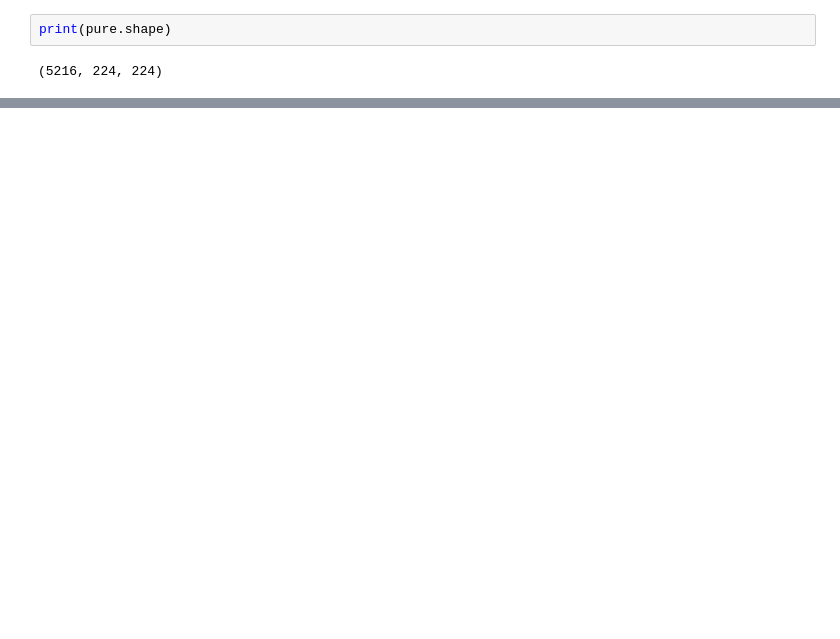
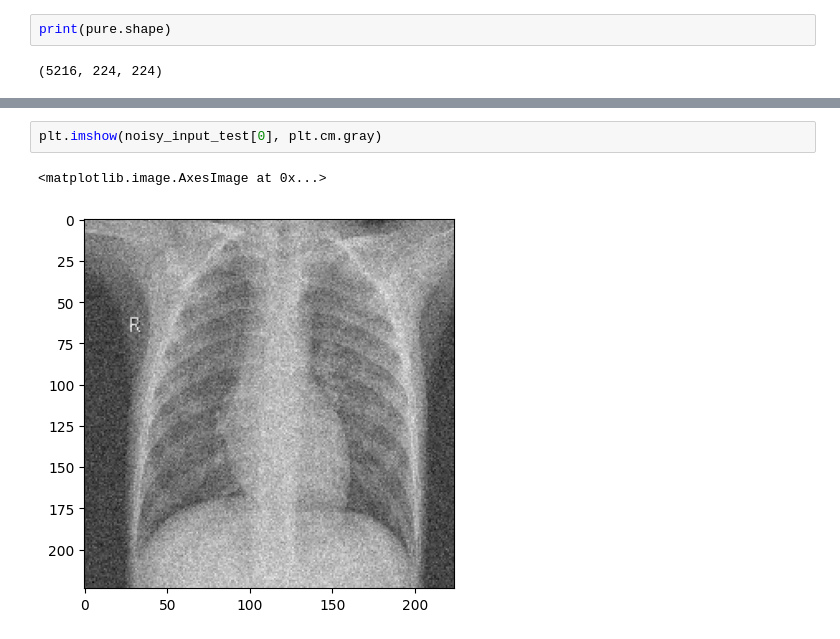
Before and after one commit to dawlattt/denoising-pneumonia, a Jupyter notebook: CDA.ipynb, the cells around one changed output, grey strips where cells are left out. Cells and saved outputs as stored; diff of their text form; blank space fills up the shorter version.

```diff
--- a/CDA.ipynb
+++ b/CDA.ipynb
@@ -93,3 +158,8 @@ Epoch 3/3
+# %%
+plt.imshow(noisy_input_test[0], plt.cm.gray)
+# %% [output]
+<matplotlib.image.AxesImage at 0x...>
+[figure, added]
 # %%
 plt.imshow(denoised_images[0], plt.cm.gray)
 # %% [output]
```
Also changed, not shown: parts of 26 cells of this notebook.
